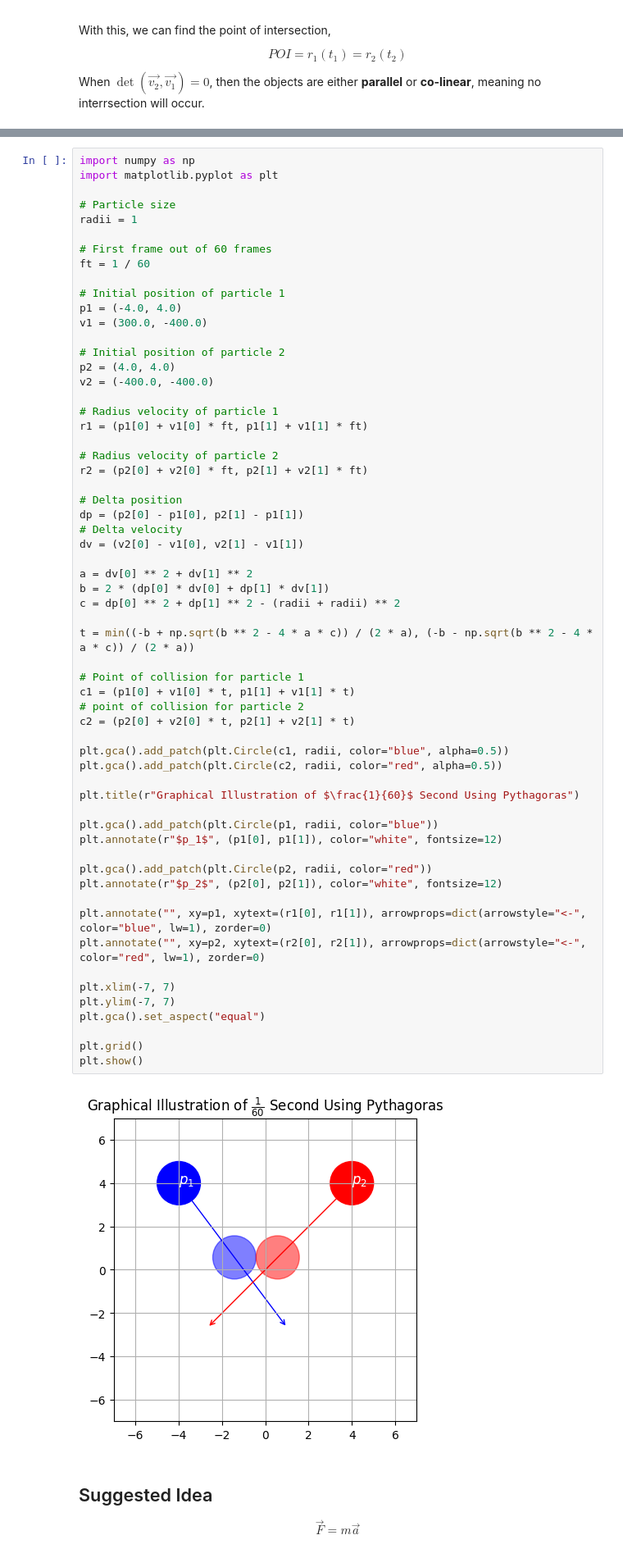
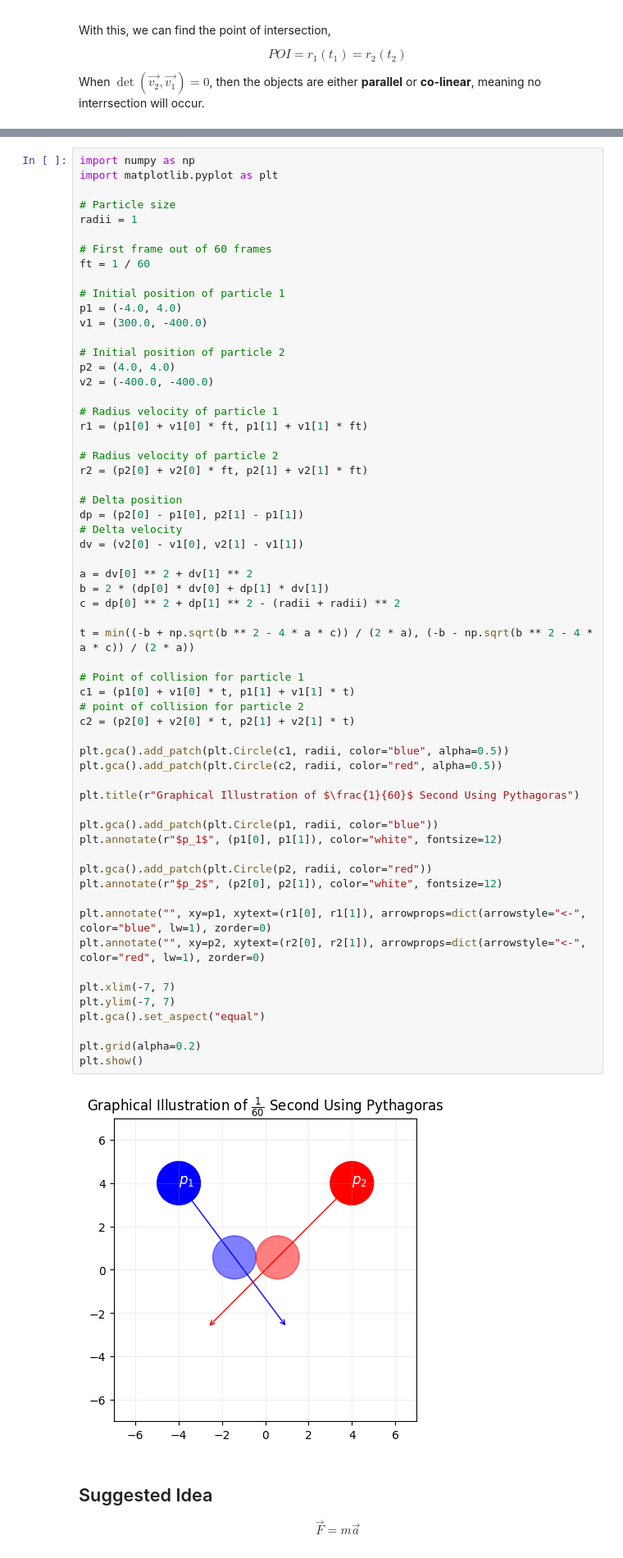
Before and after one commit to DestinEcarma/t-ccd-prototype, a Jupyter notebook: src/note.ipynb, the cells around one changed output, grey strips where cells are left out. Shown at 82% size. Cells and saved outputs as stored; diff of their text form.

```diff
--- a/src/note.ipynb
+++ b/src/note.ipynb
@@ -239,35 +239,35 @@ a = dv[0] ** 2 + dv[1] ** 2
 b = 2 * (dp[0] * dv[0] + dp[1] * dv[1])
 c = dp[0] ** 2 + dp[1] ** 2 - (radii + radii) ** 2
 
 t = min((-b + np.sqrt(b ** 2 - 4 * a * c)) / (2 * a), (-b - np.sqrt(b ** 2 - 4 * a * c)) / (2 * a))
 
 # Point of collision for particle 1
 c1 = (p1[0] + v1[0] * t, p1[1] + v1[1] * t)
 # point of collision for particle 2
 c2 = (p2[0] + v2[0] * t, p2[1] + v2[1] * t)
 
 plt.gca().add_patch(plt.Circle(c1, radii, color="blue", alpha=0.5))
 plt.gca().add_patch(plt.Circle(c2, radii, color="red", alpha=0.5))
 
 plt.title(r"Graphical Illustration of $\frac{1}{60}$ Second Using Pythagoras")
 
 plt.gca().add_patch(plt.Circle(p1, radii, color="blue"))
 plt.annotate(r"$p_1$", (p1[0], p1[1]), color="white", fontsize=12)
 
 plt.gca().add_patch(plt.Circle(p2, radii, color="red"))
 plt.annotate(r"$p_2$", (p2[0], p2[1]), color="white", fontsize=12)
 
 plt.annotate("", xy=p1, xytext=(r1[0], r1[1]), arrowprops=dict(arrowstyle="<-", color="blue", lw=1), zorder=0)
 plt.annotate("", xy=p2, xytext=(r2[0], r2[1]), arrowprops=dict(arrowstyle="<-", color="red", lw=1), zorder=0)
 
 plt.xlim(-7, 7)
 plt.ylim(-7, 7)
 plt.gca().set_aspect("equal")
 
-plt.grid()
+plt.grid(alpha=0.2)
 plt.show()
 # %% [output]
-[figure, old version]
+[figure, new version]
 # %% [markdown]
 ## Suggested Idea
 
```
Also changed, not shown: parts of 2 cells of this notebook.
